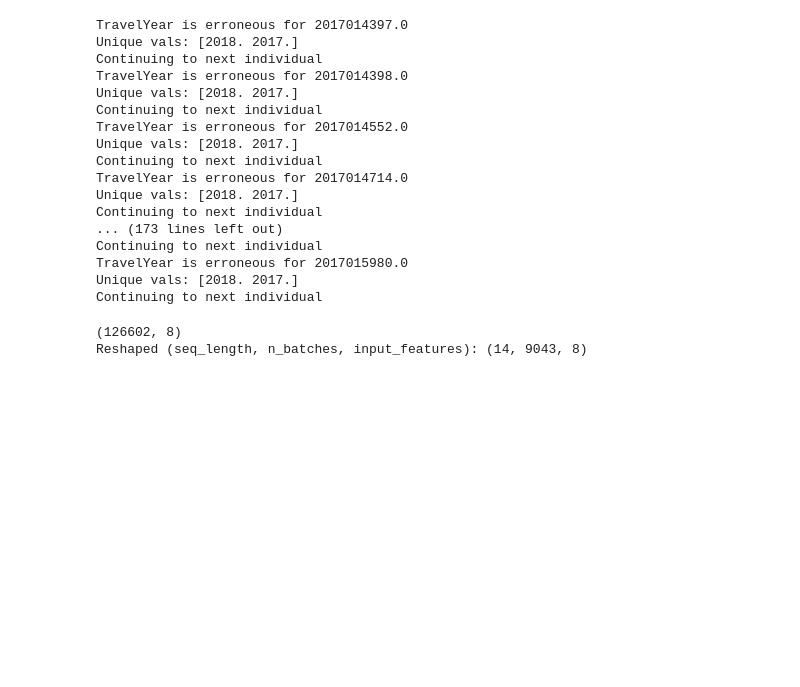
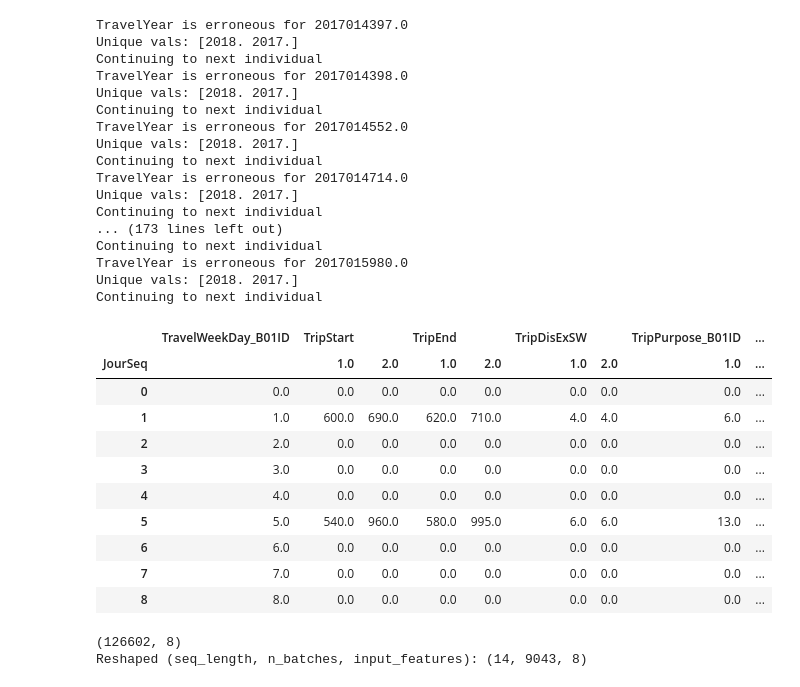
Before and after one commit to andriysinclair/GANS4MOBILITY, a Jupyter notebook: rough.ipynb, the cells around one changed output. Drawn from its saved outputs; the diff is of its cells as text; code cells hidden in the pictures; blank space fills up the shorter version.

```diff
--- a/rough.ipynb
+++ b/rough.ipynb
@@ -169,3 +231,23 @@ Continuing to next individual
+# %%
+pivot_trial_2 = pivot_trial.pivot(index="TravelWeekDay_B01ID",
+                  columns = "JourSeq",
+                  values = ["TripStart", "TripEnd", "TripDisExSW",	"TripPurpose_B01ID"]).reset_index()
+
+pivot_trial_2["Hello"] = [0]*len(pivot_trial_2)
+# %%
+pivot_trial_2.fillna(0)
+# %% [output]
+|  | TravelWeekDay_B01ID | TripStart |  | TripEnd |  | TripDisExSW |  | TripPurpose_B01ID | ... |
+| JourSeq |  | 1.0 | 2.0 | 1.0 | 2.0 | 1.0 | 2.0 | 1.0 | ... |
+| 0 | 0.0 | 0.0 | 0.0 | 0.0 | 0.0 | 0.0 | 0.0 | 0.0 | ... |
+| 1 | 1.0 | 600.0 | 690.0 | 620.0 | 710.0 | 4.0 | 4.0 | 6.0 | ... |
+| 2 | 2.0 | 0.0 | 0.0 | 0.0 | 0.0 | 0.0 | 0.0 | 0.0 | ... |
+| 3 | 3.0 | 0.0 | 0.0 | 0.0 | 0.0 | 0.0 | 0.0 | 0.0 | ... |
+| 4 | 4.0 | 0.0 | 0.0 | 0.0 | 0.0 | 0.0 | 0.0 | 0.0 | ... |
+| 5 | 5.0 | 540.0 | 960.0 | 580.0 | 995.0 | 6.0 | 6.0 | 13.0 | ... |
+| 6 | 6.0 | 0.0 | 0.0 | 0.0 | 0.0 | 0.0 | 0.0 | 0.0 | ... |
+| 7 | 7.0 | 0.0 | 0.0 | 0.0 | 0.0 | 0.0 | 0.0 | 0.0 | ... |
+| 8 | 8.0 | 0.0 | 0.0 | 0.0 | 0.0 | 0.0 | 0.0 | 0.0 | ... |
 # %%
 # Convert to LSTM
 
```
Also changed, not shown: parts of 4 cells of this notebook.
